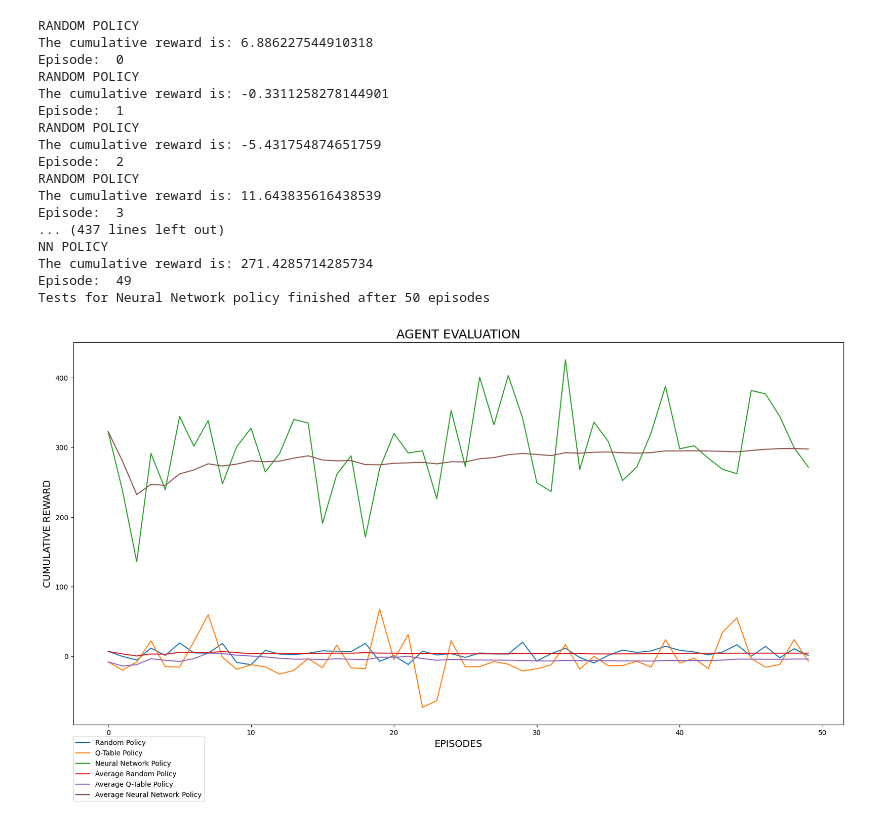
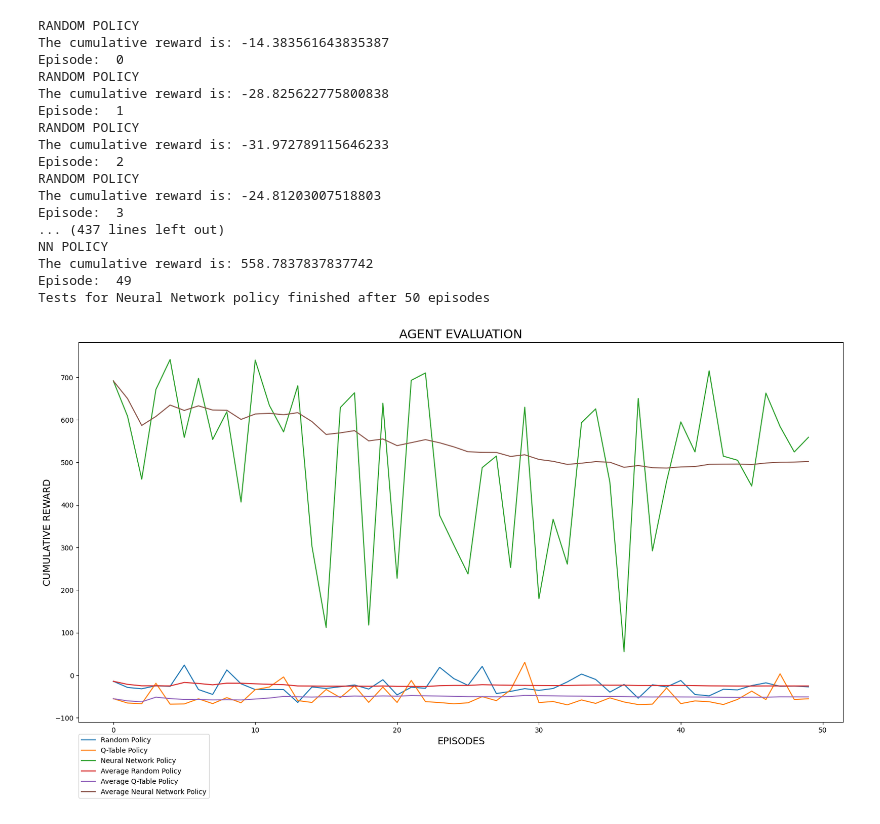
Before and after one commit to Federico6419/MachineLearningProject, a Jupyter notebook: Testing.ipynb, the cells around one changed output. Drawn from its saved outputs; the diff is of its cells as text; code cells hidden in the pictures.

```diff
--- a/Testing.ipynb
+++ b/Testing.ipynb
@@ -162,7 +162,7 @@ def test(strategy):
             else:
                 print("RANDOM POLICY")
 
-            for j in range(500):
+            while(True):                    #Iterate over the Steps
                 env.render()
 
                 if(strategy == "Random policy"):
@@ -183,7 +183,7 @@ def test(strategy):
                 if(strategy == "Neural Network policy"):
                     frames_queue.append(observation)
 
-                if done or truncated or j == 499:
+                if done or truncated:
                     total_reward += c_reward
                     break
 
@@ -224,36 +224,36 @@ fig = plt.figure(figsize=(20, 10))
 ax = fig.add_subplot(111)
 ax.plot(ep, cum_reward_random, label="Random Policy")  # Plot some data on the axes.
 ax.plot(ep, cum_reward_QTable, label="Q-Table Policy")  # Plot some data on the axes.
 ax.plot(ep, cum_reward_nn, label="Neural Network Policy")  # Plot some data on the axes.
 ax.plot(ep, average_random, label="Average Random Policy")  # Plot some data on the axes.
 ax.plot(ep, average_QTable, label="Average Q-Table Policy")  # Plot some data on the axes.
 ax.plot(ep, average_nn, label="Average Neural Network Policy")  # Plot some data on the axes.
 ax.set_xlabel('EPISODES', fontsize=14)  # Add an x-label to the axes.
 ax.set_ylabel('CUMULATIVE REWARD', fontsize=14)  # Add a y-label to the axes.
 ax.set_title("AGENT EVALUATION", fontsize=18)  # Add a title to the axes.
 ax.legend(loc=(0.0, -0.2))  # Add a legend.
 
 #specify axis tick step sizes
 plt.xticks(np.arange(0, 60, 10))# np.arange(min,max, step)
 
 #-----save image of the plot--------#
 plt.savefig('Plot.png')
 # %% [output]
 RANDOM POLICY
-The cumulative reward is: 6.886227544910318
+The cumulative reward is: -14.383561643835387
 Episode:  0
 RANDOM POLICY
-The cumulative reward is: -0.3311258278144901
+The cumulative reward is: -28.825622775800838
 Episode:  1
 RANDOM POLICY
-The cumulative reward is: -5.431754874651759
+The cumulative reward is: -31.972789115646233
 Episode:  2
 RANDOM POLICY
-The cumulative reward is: 11.643835616438539
+The cumulative reward is: -24.81203007518803
 Episode:  3
 ... (437 lines left out)
 NN POLICY
-The cumulative reward is: 271.4285714285734
+The cumulative reward is: 558.7837837837742
 Episode:  49
 Tests for Neural Network policy finished after 50 episodes
-[figure, old version]
+[figure, new version]
```
Also changed, not shown: parts of 1 cell of this notebook.
